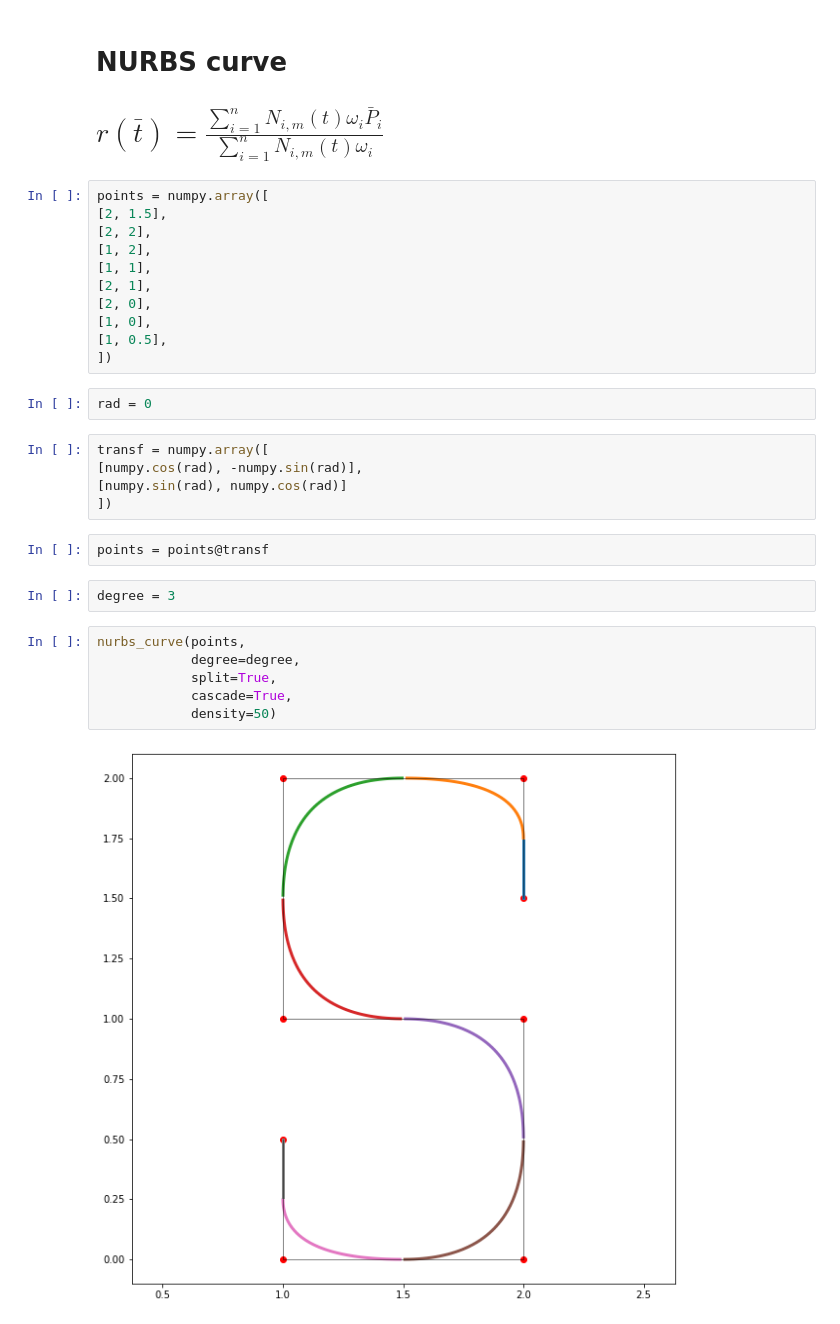
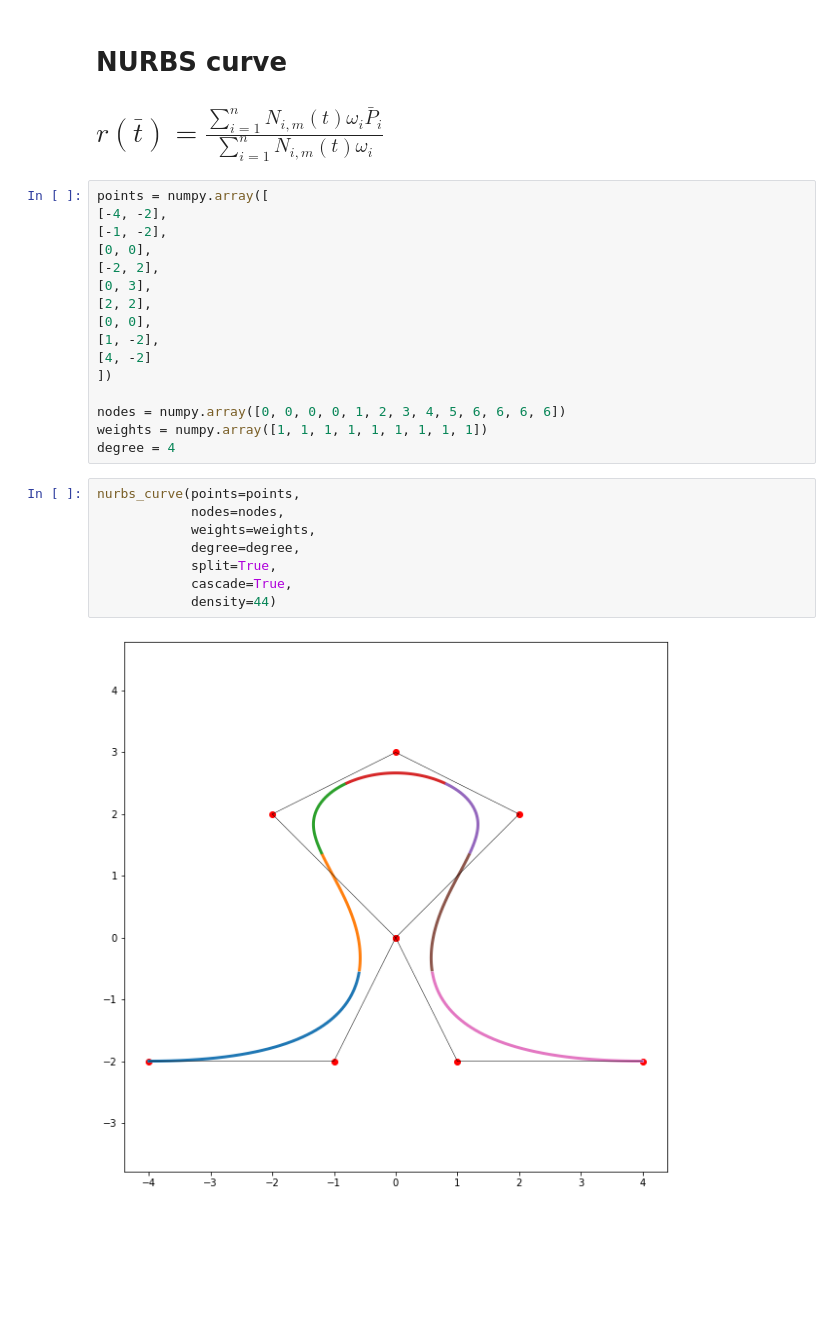
Before and after one commit to kamosevoyan/Computer-Geometry, a Jupyter notebook: Nurbs_curves.ipynb, the cells around one changed output. Cells and saved outputs as stored; diff of their text form; blank space fills up the shorter version.

```diff
--- a/Nurbs_curves.ipynb
+++ b/Nurbs_curves.ipynb
@@ -72,31 +71,27 @@ for j in range(T.shape[0]-degree):
 # $r(\bar{t})=\frac{\sum_{i=1}^{n}N_{i, m}(t)\omega_i\bar{P}_i}{\sum_{i=1}^{n}N_{i, m}(t)\omega_i}$
 # %%
 points = numpy.array([
-[2, 1.5],
+[-4, -2],
+[-1, -2],
+[0, 0],
+[-2, 2],
+[0, 3],
 [2, 2],
-[1, 2],
-[1, 1],
-[2, 1],
-[2, 0],
-[1, 0],
-[1, 0.5],
+[0, 0],
+[1, -2],
+[4, -2]
 ])
+
+nodes = numpy.array([0, 0, 0, 0, 1, 2, 3, 4, 5, 6, 6, 6, 6])
+weights = numpy.array([1, 1, 1, 1, 1, 1, 1, 1, 1])
+degree = 4
-# %%
-rad = 0
-# %%
-transf = numpy.array([
-[numpy.cos(rad), -numpy.sin(rad)],
-[numpy.sin(rad), numpy.cos(rad)]
-])
-# %%
-points = points@transf
-# %%
-degree = 3
 # %%
-nurbs_curve(points,
+nurbs_curve(points=points,
+            nodes=nodes,
+            weights=weights,
             degree=degree,
             split=True,
             cascade=True,
-            density=50)
+            density=44)
 # %% [output]
-[figure, old version]
+[figure, new version]
```
Also changed, not shown: parts of 9 cells of this notebook.
